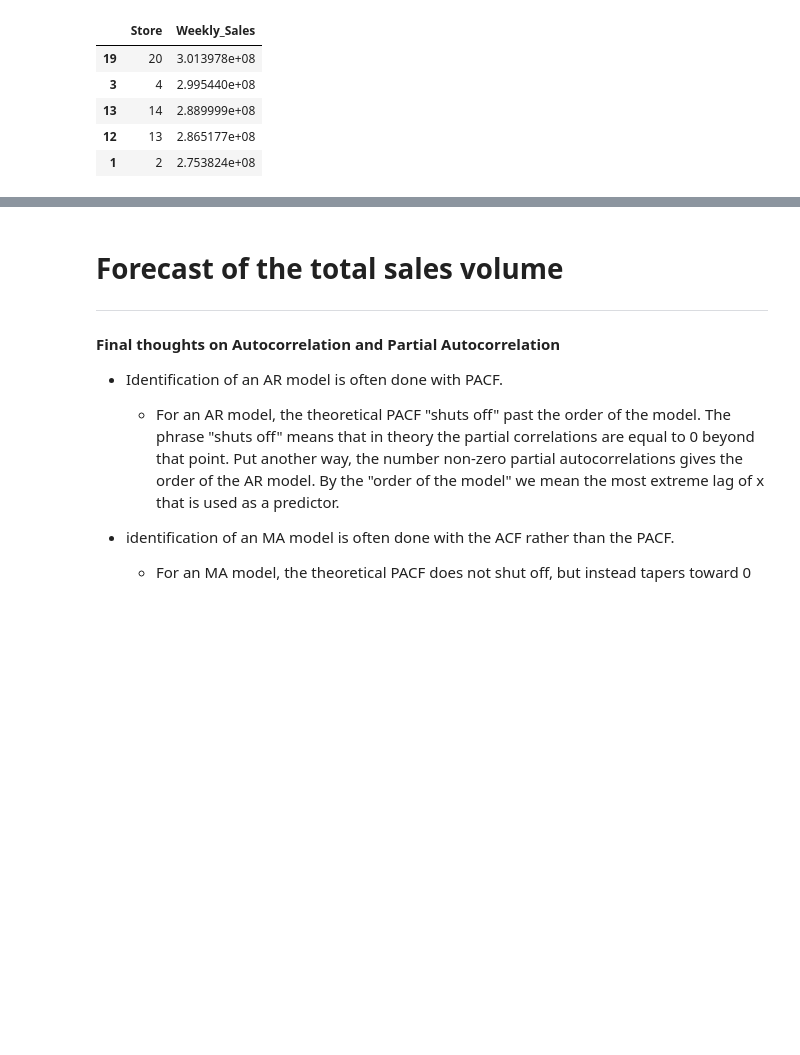
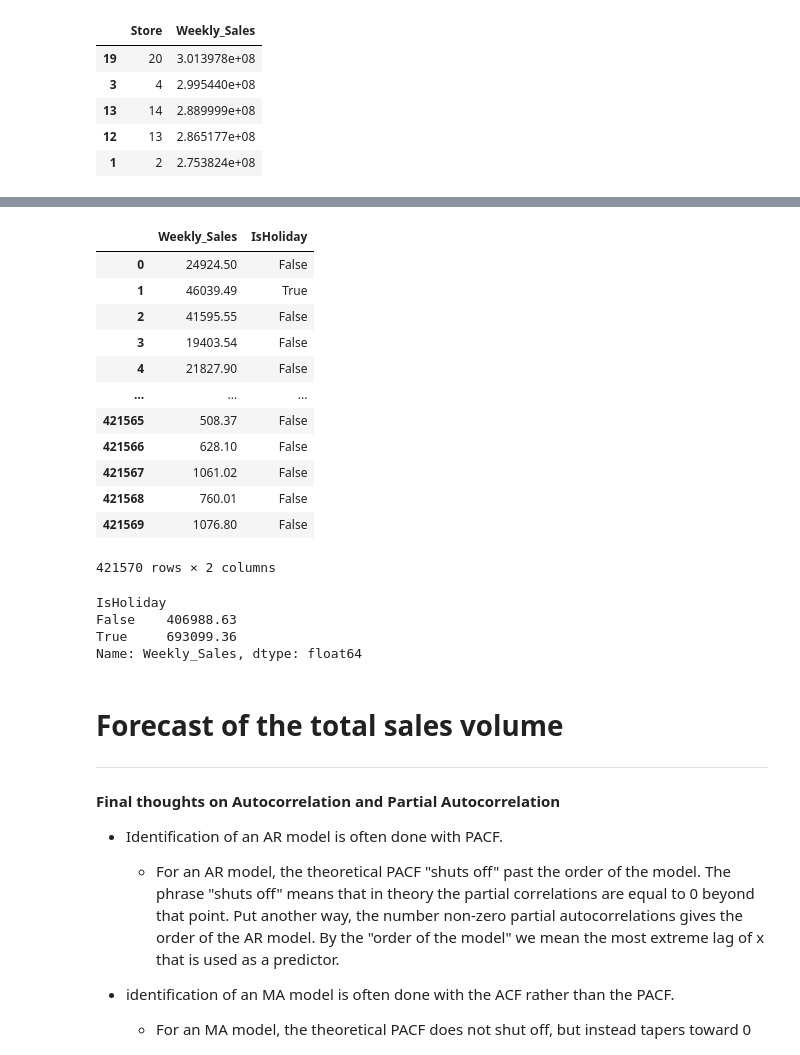
Before and after one commit to Sinethemba-nongqoto/Research-project, a Jupyter notebook: Analysis_0f_Results.ipynb, the cells around one changed output, grey strips where cells are left out. Saved outputs shown, nothing was run; the diff lists cells and outputs as text; code cells hidden in the pictures; blank space fills up the shorter version.

```diff
--- a/Analysis_0f_Results.ipynb
+++ b/Analysis_0f_Results.ipynb
@@ -295,3 +345,32 @@ sales_df_top_stores.sort_values('Weekly_Sales', ascending=False)[:5]
+# %%
+store_grp.get_group(2)
+
+filt = sales_df['Store']==2
+sales_df.loc[:,['Weekly_Sales', 'IsHoliday']]
+# %% [output]
+|  | Weekly_Sales | IsHoliday |
+| 0 | 24924.50 | False |
+| 1 | 46039.49 | True |
+| 2 | 41595.55 | False |
+| 3 | 19403.54 | False |
+| 4 | 21827.90 | False |
+| ... | ... | ... |
+| 421565 | 508.37 | False |
+| 421566 | 628.10 | False |
+| 421567 | 1061.02 | False |
+| 421568 | 760.01 | False |
+| 421569 | 1076.80 | False |
+421570 rows × 2 columns
+# %%
+df_f2 =sales_df.loc[:,['Weekly_Sales', 'IsHoliday']]
+
+values= df_f2.groupby('IsHoliday')
+values['Weekly_Sales'].max()
+# %% [output]
+IsHoliday
+False    406988.63
+True     693099.36
+Name: Weekly_Sales, dtype: float64
 # %% [markdown]
 # Forecast of the total sales volume
 
```
Also changed, not shown: parts of 6 cells of this notebook.
